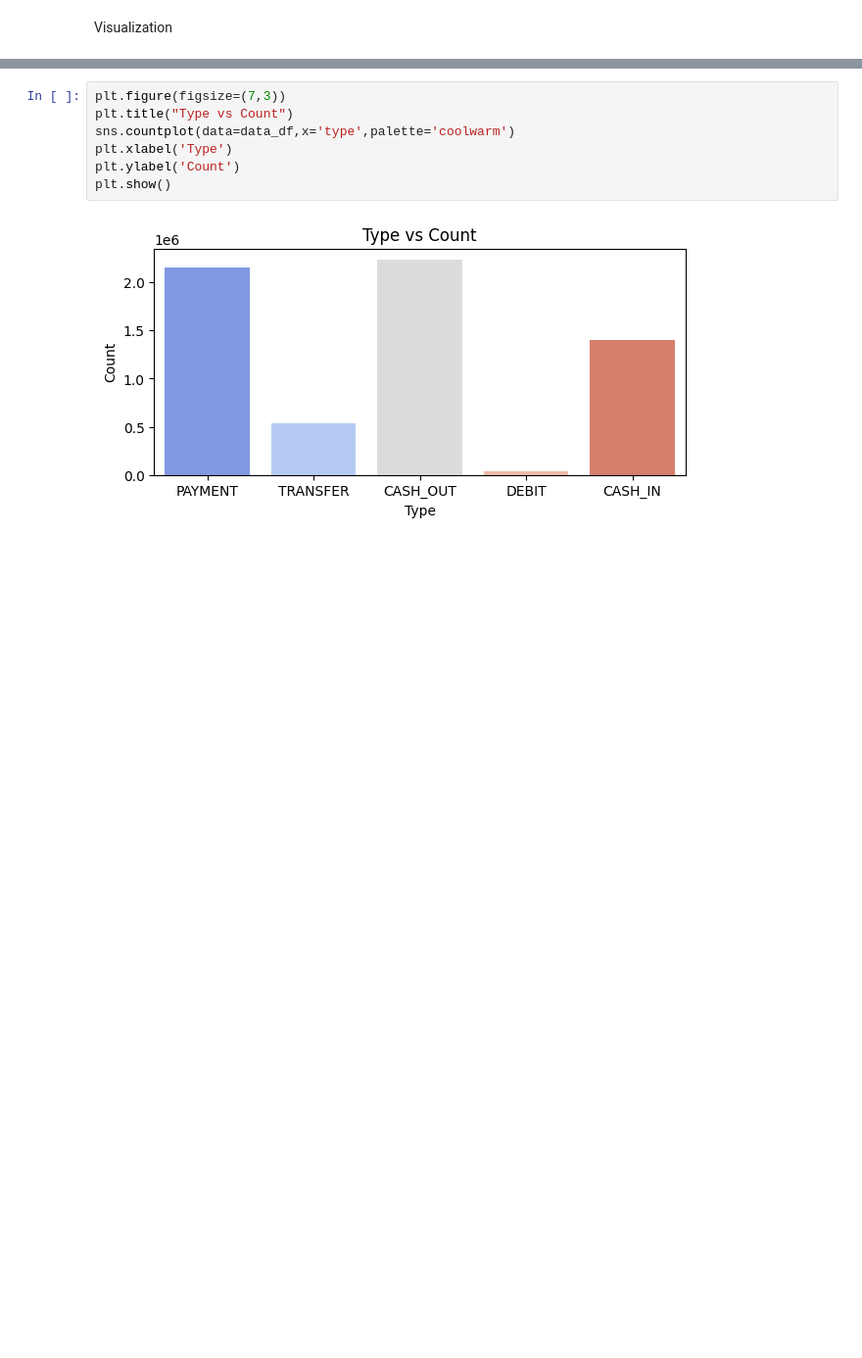
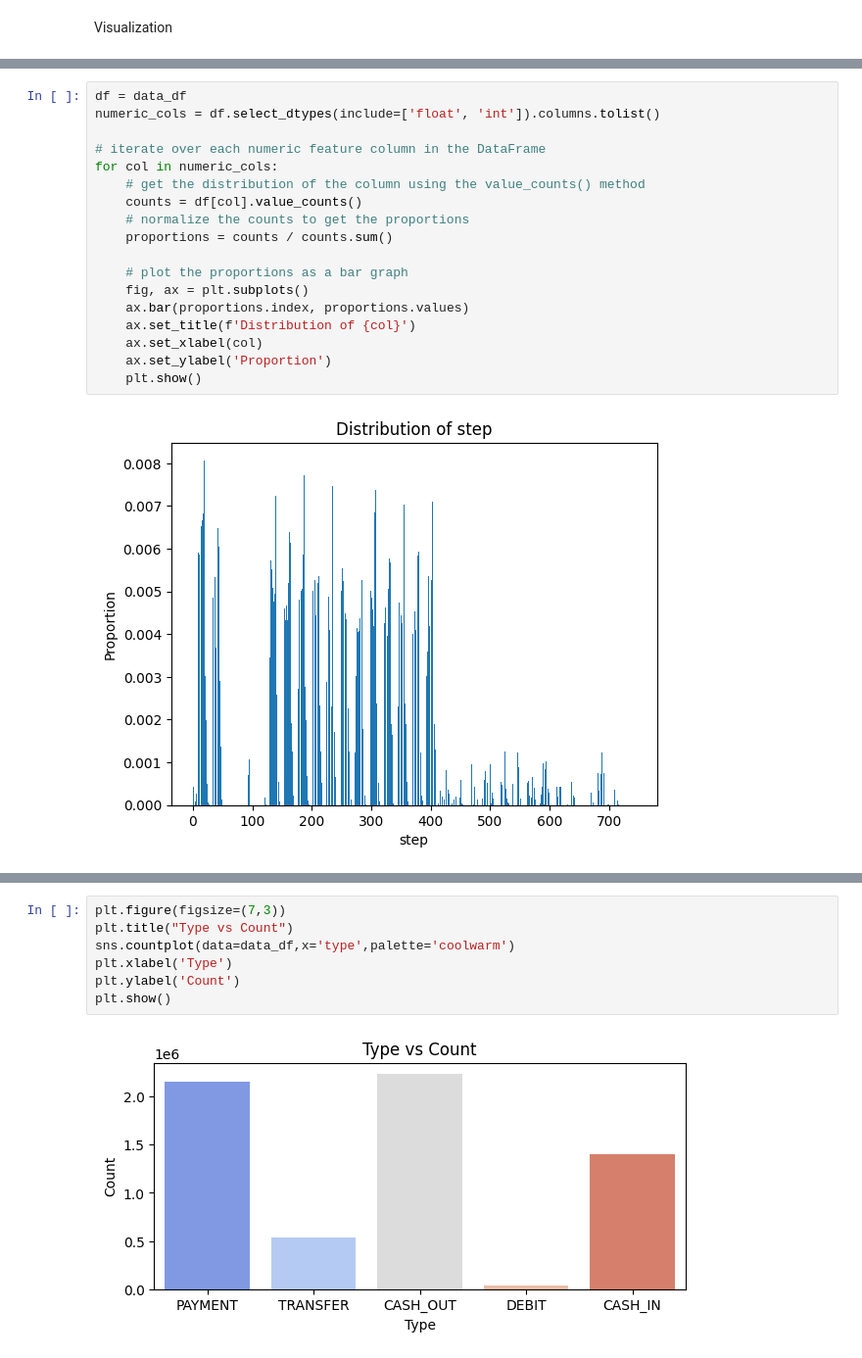
Before and after one commit to ArunKhare/FraudDetection, a Jupyter notebook: notebook/eda.ipynb, the cells around one changed output, grey strips where cells are left out. Shown at 98% size. Drawn from its saved outputs; the diff is of its cells as text; blank space fills up the shorter version.

```diff
--- a/notebook/eda.ipynb
+++ b/notebook/eda.ipynb
@@ -151,0 +154,20 @@ Visualization
+# %%
+df = data_df
+numeric_cols = df.select_dtypes(include=['float', 'int']).columns.tolist()
+
+# iterate over each numeric feature column in the DataFrame
+for col in numeric_cols:
+    # get the distribution of the column using the value_counts() method
+    counts = df[col].value_counts()
+    # normalize the counts to get the proportions
+    proportions = counts / counts.sum()
+
+    # plot the proportions as a bar graph
+    fig, ax = plt.subplots()
+    ax.bar(proportions.index, proportions.values)
+    ax.set_title(f'Distribution of {col}')
+    ax.set_xlabel(col)
+    ax.set_ylabel('Proportion')
+    plt.show()
+# %% [output]
+[figure, added]
```
Also changed, not shown: parts of 6 cells of this notebook, 4 other files.
